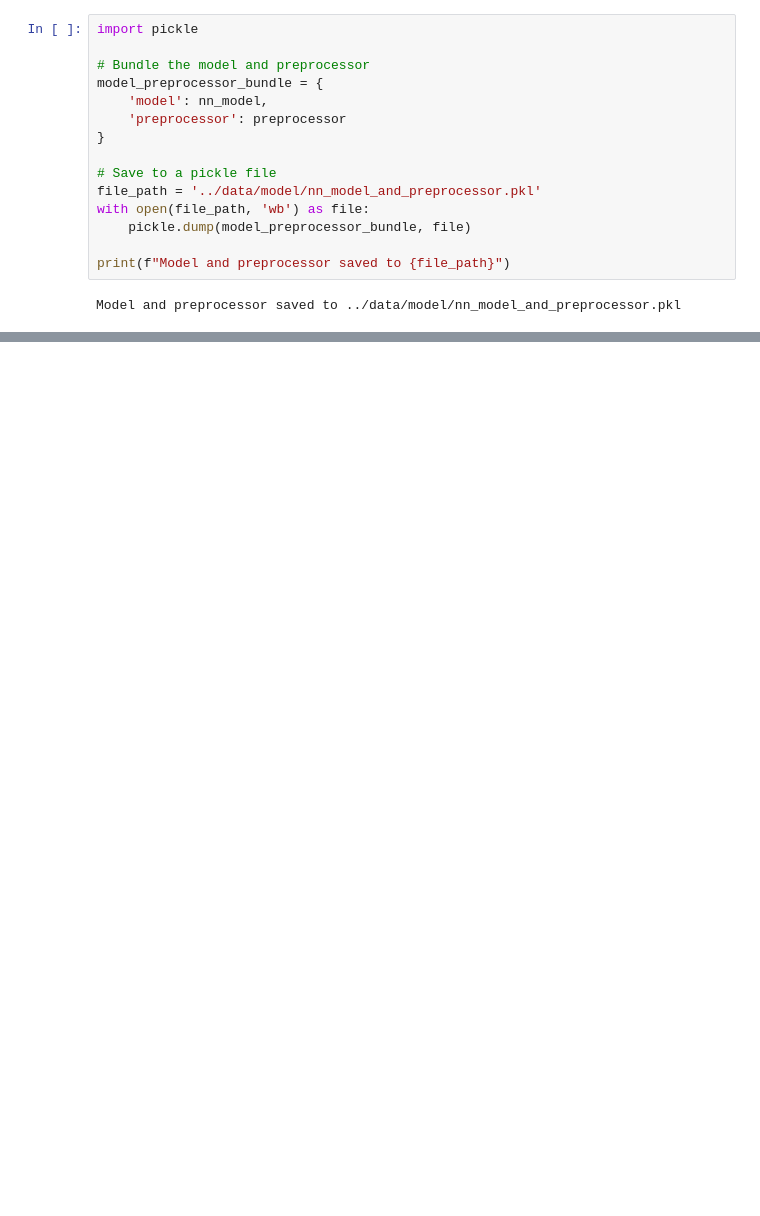
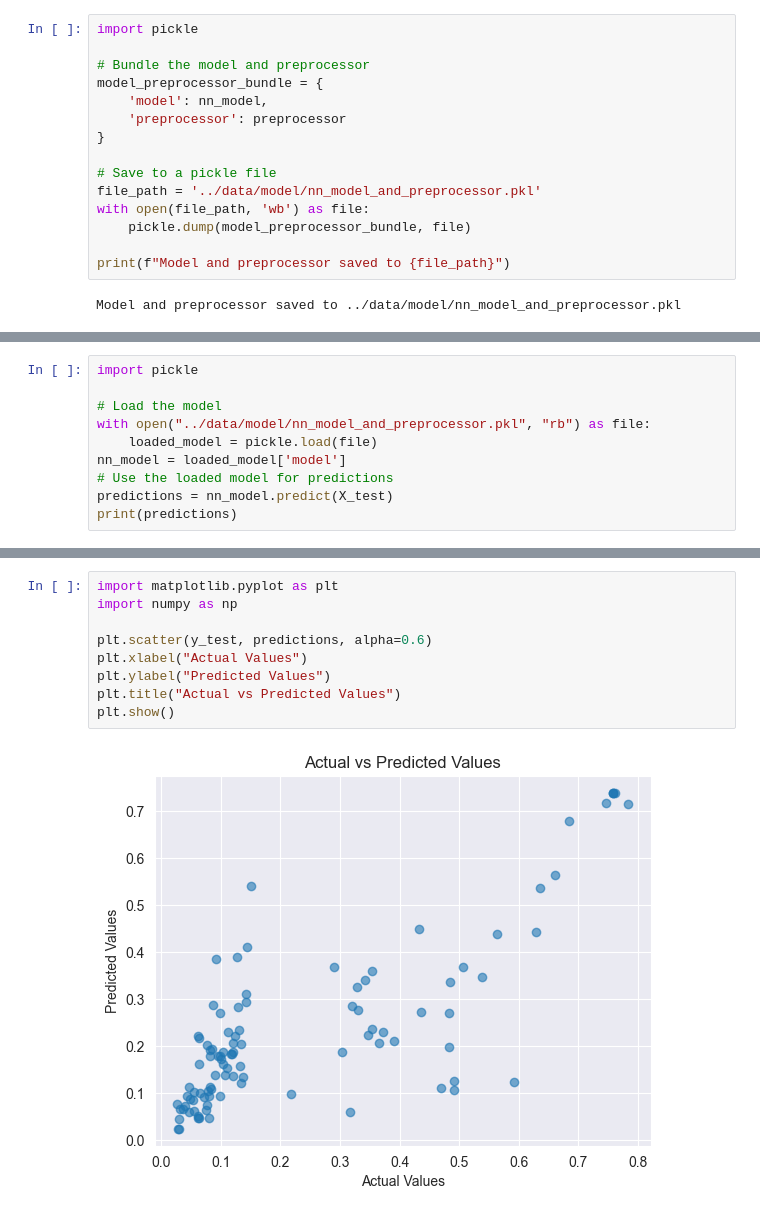
Before and after one commit to CrystalKhadka/expectedGoalsPrediction, a Jupyter notebook: model/shot_model_train.ipynb, the cells around one changed output, grey strips where cells are left out. Saved outputs shown, nothing was run; the diff lists cells and outputs as text; blank space fills up the shorter version.

```diff
--- a/model/shot_model_train.ipynb
+++ b/model/shot_model_train.ipynb
@@ -137,0 +138,10 @@ Predicted xG: 0.5370
+# %%
+import pickle
+
+# Load the model
+with open("../data/model/nn_model_and_preprocessor.pkl", "rb") as file:
+    loaded_model = pickle.load(file)
+nn_model = loaded_model['model']
+# Use the loaded model for predictions
+predictions = nn_model.predict(X_test)
+print(predictions)
@@ -137,0 +166,11 @@ Predicted xG: 0.5370
+# %%
+import matplotlib.pyplot as plt
+import numpy as np
+
+plt.scatter(y_test, predictions, alpha=0.6)
+plt.xlabel("Actual Values")
+plt.ylabel("Predicted Values")
+plt.title("Actual vs Predicted Values")
+plt.show()
+# %% [output]
+[figure, added]
```
Also changed, not shown: parts of 9 cells of this notebook, 9 other files.
